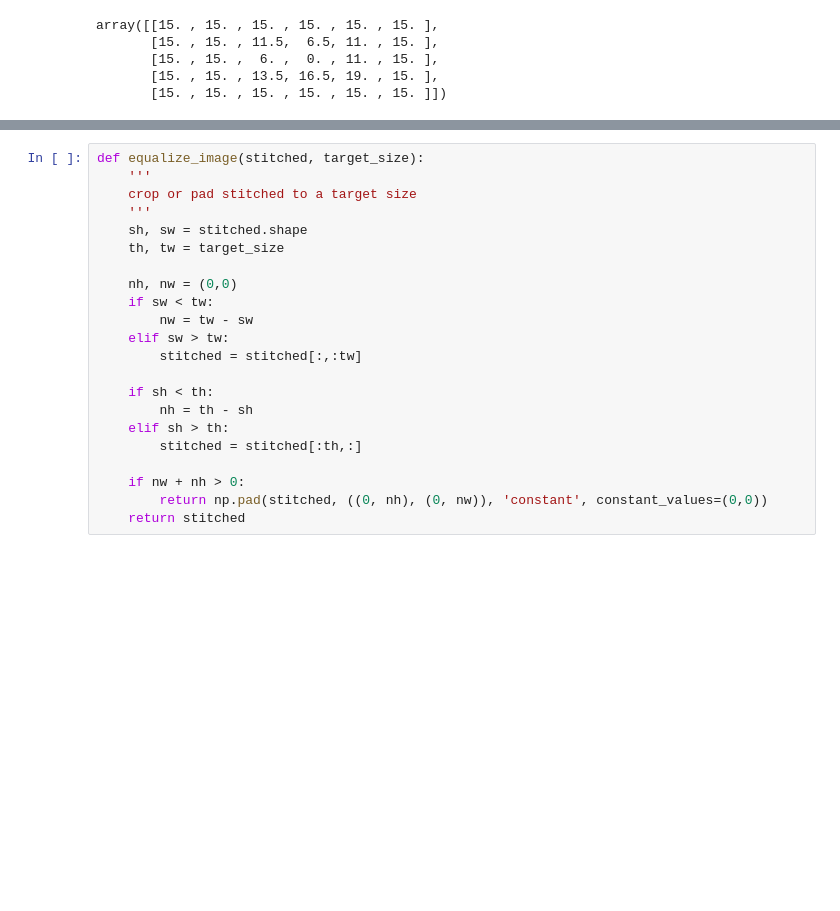
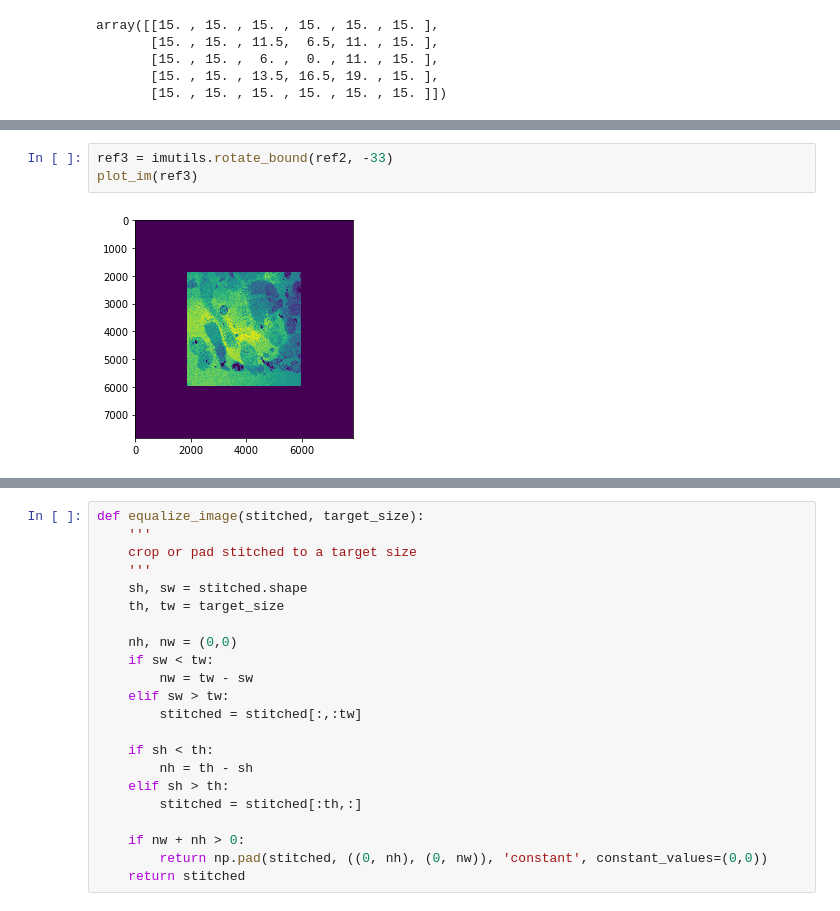
Before and after one commit to tristaaan/stitch-eval, a Jupyter notebook: notebooks/scratchpad.ipynb, the cells around one changed output, grey strips where cells are left out. Drawn from its saved outputs; the diff is of its cells as text; blank space fills up the shorter version.

```diff
--- a/notebooks/scratchpad.ipynb
+++ b/notebooks/scratchpad.ipynb
@@ -195,3 +164,8 @@ plot_im(ref2)
+# %%
+ref3 = imutils.rotate_bound(ref2, -33)
+plot_im(ref3)
+# %% [output]
+[figure, added]
 # %%
 def crop_zeros(im, zero=0):
     # get the coordinates of every point > zero
```
Also changed, not shown: parts of 21 cells of this notebook.
